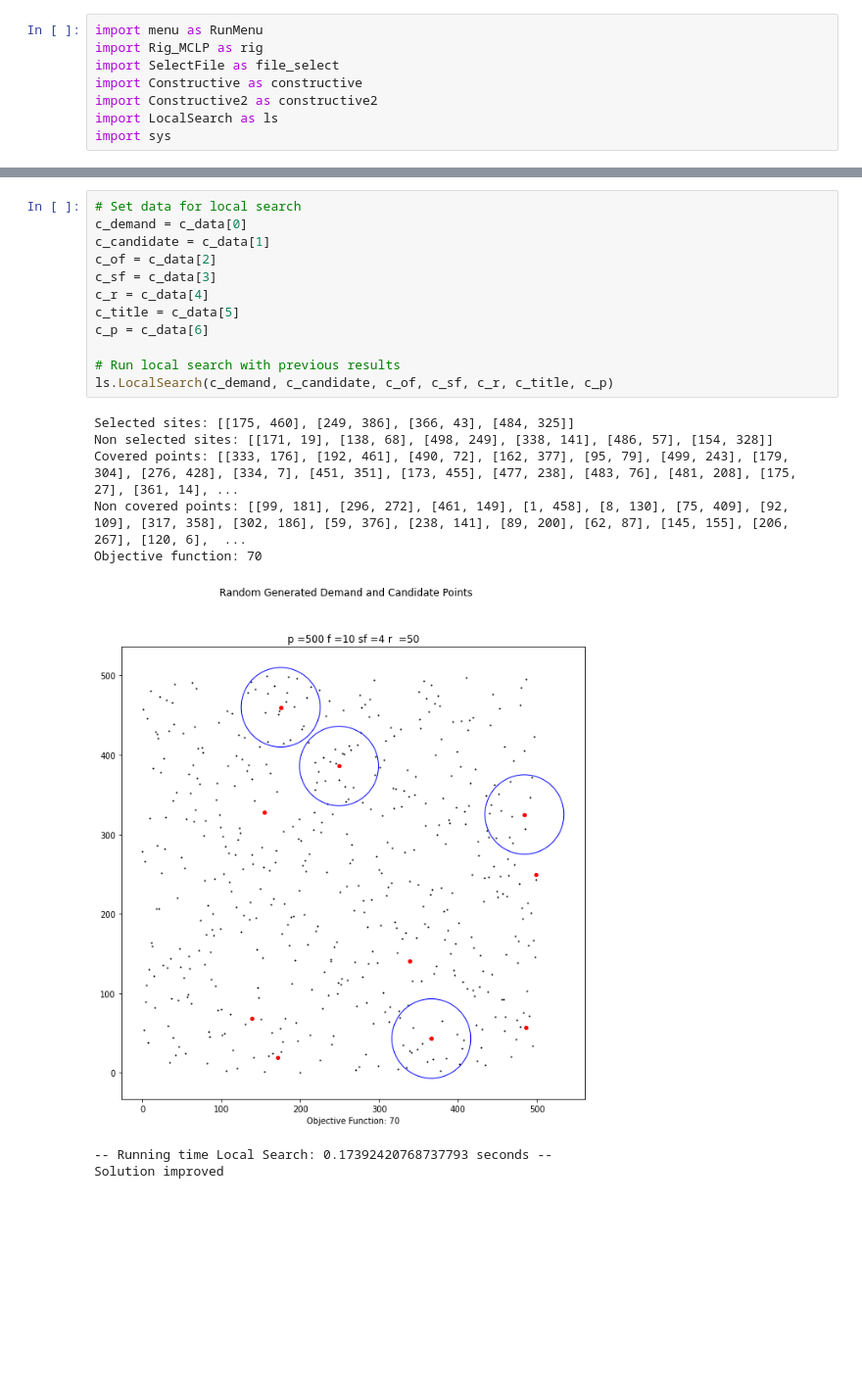
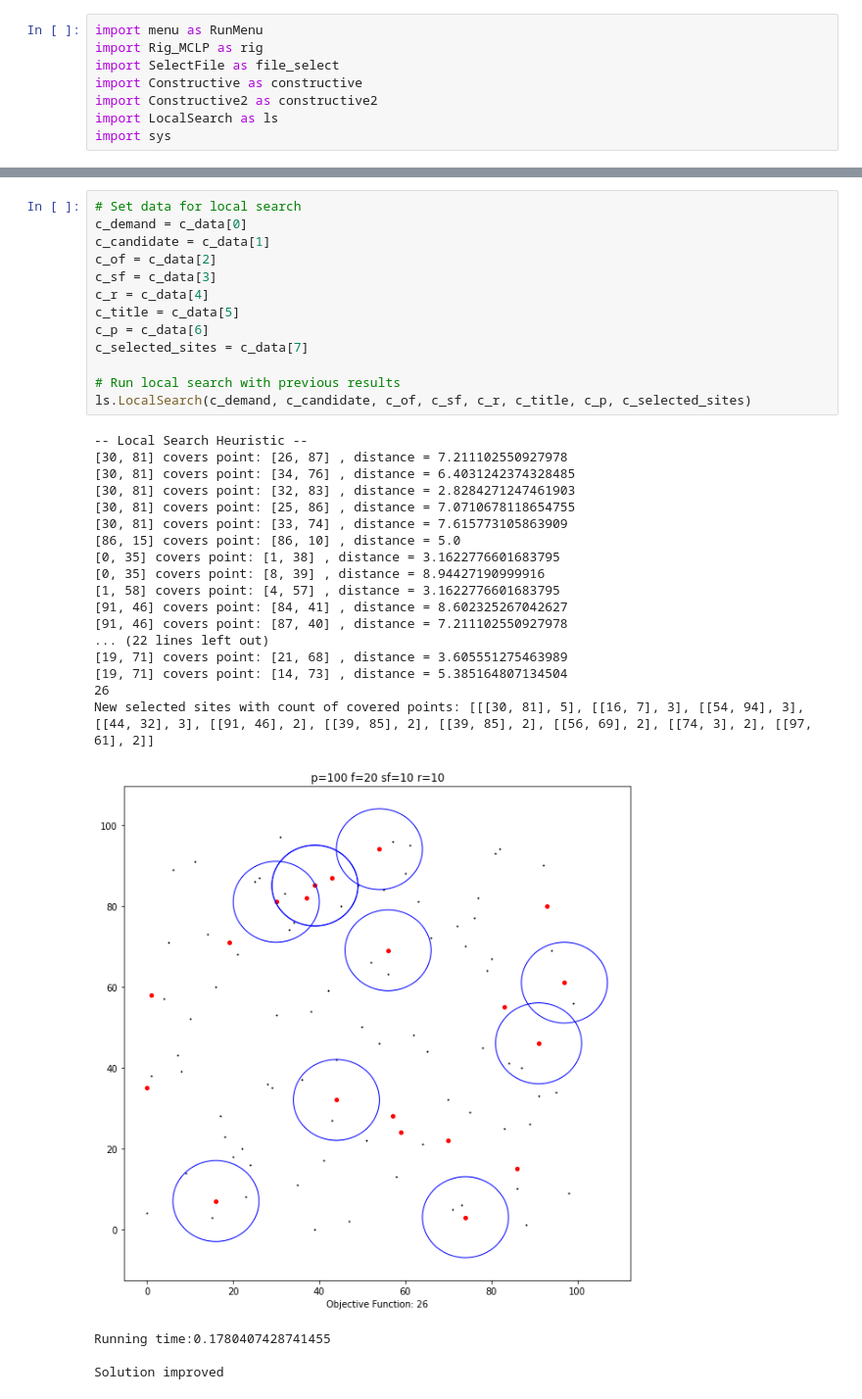
Before and after one commit to Davvii1/MCLP_TSO-Project, a Jupyter notebook: Both_Heuristics.ipynb, the cells around one changed output, grey strips where cells are left out. Shown at 98% size. Saved outputs shown, nothing was run; the diff lists cells and outputs as text; blank space fills up the shorter version.

```diff
--- a/Both_Heuristics.ipynb
+++ b/Both_Heuristics.ipynb
@@ -47,21 +77,35 @@ Objective function: 59
 # %%
 # Set data for local search
 c_demand = c_data[0]
 c_candidate = c_data[1]
 c_of = c_data[2]
 c_sf = c_data[3]
 c_r = c_data[4]
 c_title = c_data[5]
 c_p = c_data[6]
+c_selected_sites = c_data[7]
 
 # Run local search with previous results
-ls.LocalSearch(c_demand, c_candidate, c_of, c_sf, c_r, c_title, c_p)
+ls.LocalSearch(c_demand, c_candidate, c_of, c_sf, c_r, c_title, c_p, c_selected_sites)
 # %% [output]
-Selected sites: [[175, 460], [249, 386], [366, 43], [484, 325]]
-Non selected sites: [[171, 19], [138, 68], [498, 249], [338, 141], [486, 57], [154, 328]]
-Covered points: [[333, 176], [192, 461], [490, 72], [162, 377], [95, 79], [499, 243], [179, 304], [276, 428], [334, 7], [451, 351], [173, 455], [477, 238], [483, 76], [481, 208], [175, 27], [361, 14], ...
-Non covered points: [[99, 181], [296, 272], [461, 149], [1, 458], [8, 130], [75, 409], [92, 109], [317, 358], [302, 186], [59, 376], [238, 141], [89, 200], [62, 87], [145, 155], [206, 267], [120, 6],  ...
-Objective function: 70
+-- Local Search Heuristic --
+[30, 81] covers point: [26, 87] , distance = 7.211102550927978
+[30, 81] covers point: [34, 76] , distance = 6.4031242374328485
+[30, 81] covers point: [32, 83] , distance = 2.8284271247461903
+[30, 81] covers point: [25, 86] , distance = 7.0710678118654755
+[30, 81] covers point: [33, 74] , distance = 7.615773105863909
+[86, 15] covers point: [86, 10] , distance = 5.0
+[0, 35] covers point: [1, 38] , distance = 3.1622776601683795
+[0, 35] covers point: [8, 39] , distance = 8.94427190999916
+[1, 58] covers point: [4, 57] , distance = 3.1622776601683795
+[91, 46] covers point: [84, 41] , distance = 8.602325267042627
+[91, 46] covers point: [87, 40] , distance = 7.211102550927978
+... (22 lines left out)
+[19, 71] covers point: [21, 68] , distance = 3.605551275463989
+[19, 71] covers point: [14, 73] , distance = 5.385164807134504
+26
+New selected sites with count of covered points: [[[30, 81], 5], [[16, 7], 3], [[54, 94], 3], [[44, 32], 3], [[91, 46], 2], [[39, 85], 2], [[39, 85], 2], [[56, 69], 2], [[74, 3], 2], [[97, 61], 2]]
-[figure, old version]
+[figure, new version]
--- Running time Local Search: 0.17392420768737793 seconds --
+Running time:0.1780407428741455
+
 Solution improved
```
Also changed, not shown: parts of 2 cells of this notebook, 3 other files.
